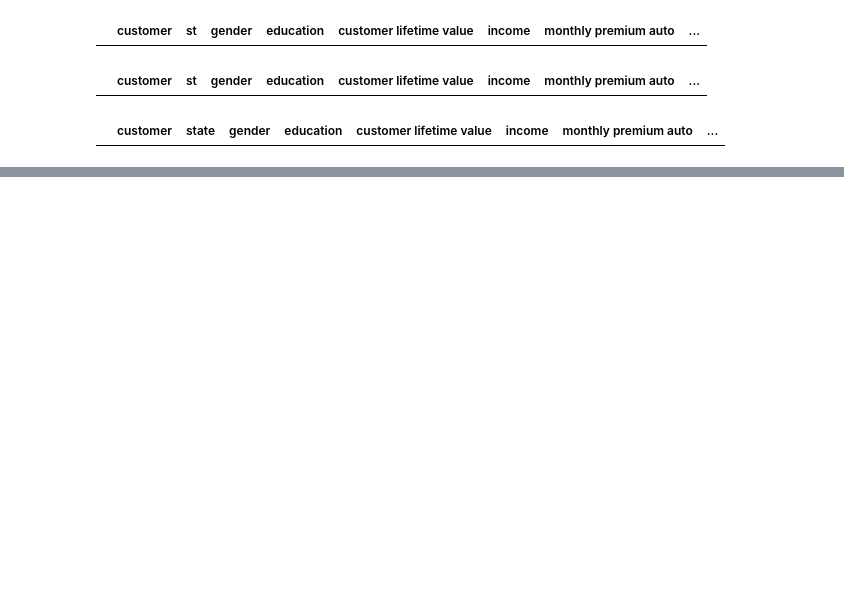
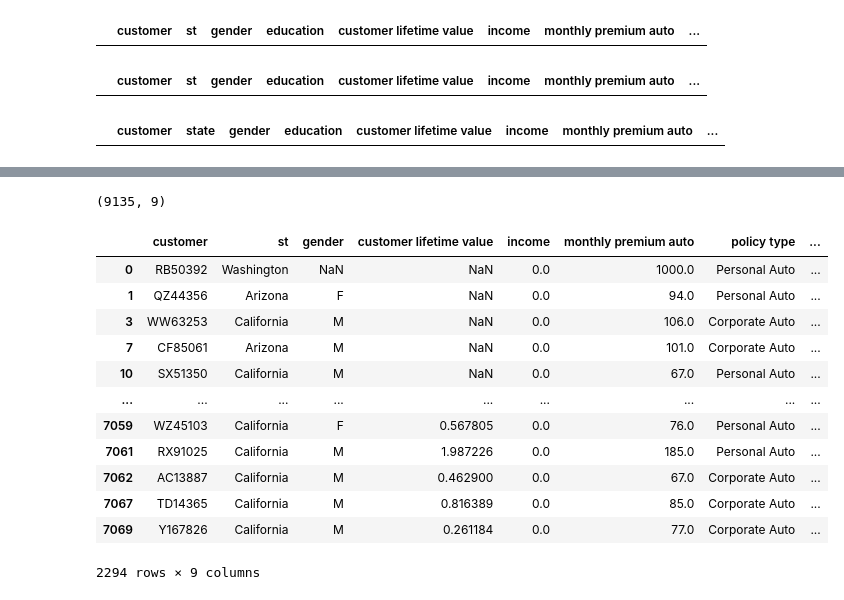
Before and after one commit to reach2jasper/lab-customer-analysis-round-1, a Jupyter notebook: files_for_lab/csv_files/Week1CS.ipynb, the cells around one changed output, grey strips where cells are left out. Cells and saved outputs as stored; diff of their text form; code cells hidden in the pictures; blank space fills up the shorter version.

```diff
--- a/files_for_lab/csv_files/Week1CS.ipynb
+++ b/files_for_lab/csv_files/Week1CS.ipynb
@@ -80,0 +137,3 @@ SyntaxError: invalid syntax (<ipython-input-62-b8ba0baa61d4>, line 1)
+# %%
+# Delete the column education and the number of open complaints from the dataframe.
+master_data = master_data.drop(['education','number of open complaints'], axis=1)
@@ -80,0 +142,6 @@ SyntaxError: invalid syntax (<ipython-input-62-b8ba0baa61d4>, line 1)
+# %%
+# Correct the values in the column customer lifetime value. They are given as a percent, so multiply them by 100 and change dtype to numerical type.
+master_data['customer lifetime value'] =  pd.to_numeric(master_data['customer lifetime value'], errors='coerce')
+master_data._get_numeric_data()
+master_data['customer lifetime value']=master_data['customer lifetime value']/100
+master_data['customer lifetime value']
@@ -80,0 +161,23 @@ SyntaxError: invalid syntax (<ipython-input-62-b8ba0baa61d4>, line 1)
+# %%
+# Check for duplicate rows in the data and remove if any.
+master_data=master_data.drop_duplicates()
+master_data.shape
+# %% [output]
+(9135, 9)
+# %%
+# Filter out the data for customers who have an income of 0 or less.
+master_data[master_data['income']<=0]
+# %% [output]
+|  | customer | st | gender | customer lifetime value | income | monthly premium auto | policy type | ... |
+| 0 | RB50392 | Washington | NaN | NaN | 0.0 | 1000.0 | Personal Auto | ... |
+| 1 | QZ44356 | Arizona | F | NaN | 0.0 | 94.0 | Personal Auto | ... |
+| 3 | WW63253 | California | M | NaN | 0.0 | 106.0 | Corporate Auto | ... |
+| 7 | CF85061 | Arizona | M | NaN | 0.0 | 101.0 | Corporate Auto | ... |
+| 10 | SX51350 | California | M | NaN | 0.0 | 67.0 | Personal Auto | ... |
+| ... | ... | ... | ... | ... | ... | ... | ... | ... |
+| 7059 | WZ45103 | California | F | 0.567805 | 0.0 | 76.0 | Personal Auto | ... |
+| 7061 | RX91025 | California | M | 1.987226 | 0.0 | 185.0 | Personal Auto | ... |
+| 7062 | AC13887 | California | M | 0.462900 | 0.0 | 67.0 | Corporate Auto | ... |
+| 7067 | TD14365 | California | M | 0.816389 | 0.0 | 85.0 | Corporate Auto | ... |
+| 7069 | Y167826 | California | M | 0.261184 | 0.0 | 77.0 | Corporate Auto | ... |
+2294 rows × 9 columns
```
Also changed, not shown: parts of 10 cells of this notebook.
